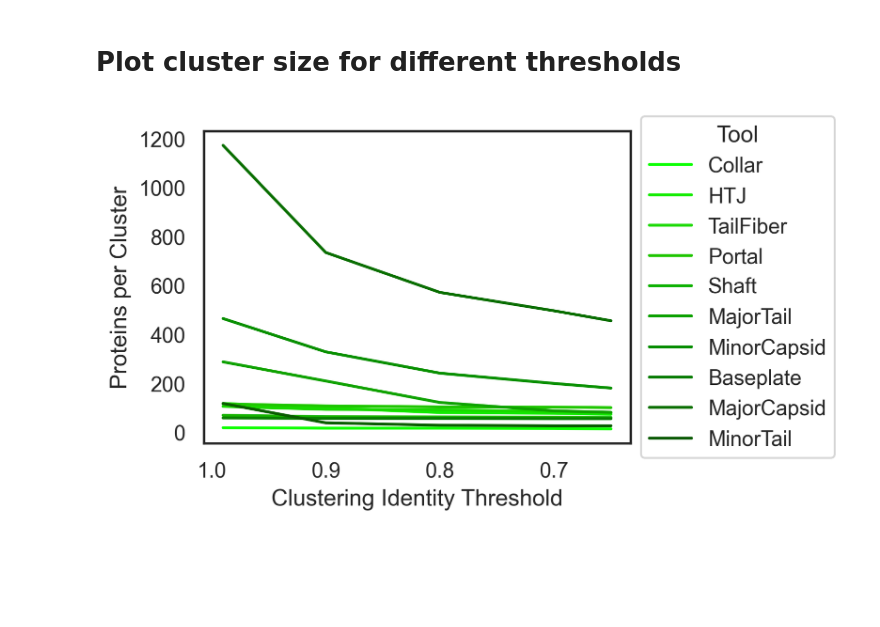
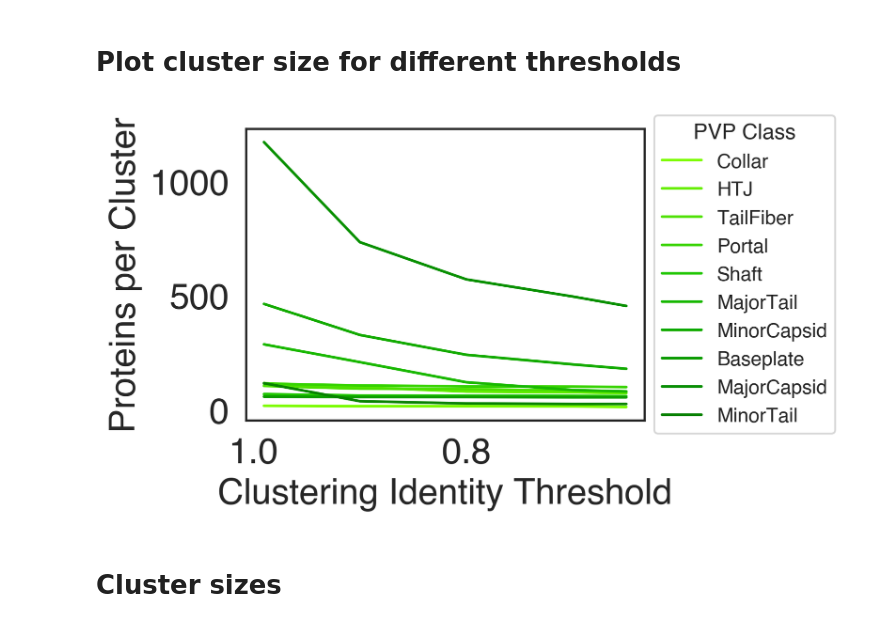
Before and after one commit to Dreycey/PhageScanner, a Jupyter notebook: misc/plot_results.ipynb, the cells around one changed output. Saved outputs shown, nothing was run; the diff lists cells and outputs as text; code cells hidden in the pictures; blank space fills up the shorter version.

```diff
--- a/misc/plot_results.ipynb
+++ b/misc/plot_results.ipynb
@@ -29,12 +29,18 @@ class FilePaths(str, Enum):
 
     # multiclass classification results
     multiclass_result_path = Path("../results/multiclass_model_results.csv")
-    multiclass_classnames_path = Path("../results/multiclass_index2class_name.csv")
+    multiclass_classnames_path = Path("../results/feature_index2class_name.csv")
 
     # clustering results
     clustering_result_path = Path("../results/result_cluster_ouput.csv")
+
+    # genomes analysis
+    genome_analysis_path = Path("../results/genomes_predictions.csv")
 # %% [markdown]
 # Helper methods
 # %%
 # remove gridmarks
 sns.set(style="white", palette="pastel", rc={"figure.dpi":300, 'savefig.dpi':300})
+
+# change fonts to helvetica
+plt.rcParams['font.sans-serif'] = 'Helvetica'
@@ -93,5 +47,5 @@ shades_of_green = [
 # %%
-colors = ["#3db042", "#318d35", "#256a28", "#18461a", "#0c230d"]
+
 def expand_colors(colors, num_intermediate):
     def hex_to_rgb(color):
         return tuple(int(color[i:i+2], 16) for i in (1, 3, 5))
@@ -116,6 +70,6 @@ def expand_colors(colors, num_intermediate):
     return expanded_colors
 
 
-colors = ["#0eff00", "#1fc600", "#089000", "#0a5d00", "#063b00"]
-num_intermediate = 2
+colors = ["#7CFC00", "#1fc600", "#089000", "#0a5d00", "#063b00"]
+num_intermediate = 3
 shades_of_green = expand_colors(colors, num_intermediate)
@@ -401,25 +446,30 @@ clustering_results_df = clustering_results_df.sort_values("clustering_threshold"
 # %%
 fig, ax1 = plt.subplots(figsize=(4, 3))
 ax1.grid(False)
 
 # plot
 sns.lineplot(
     data=clustering_results_df,
     x="clustering_threshold", y="cluster_count", hue="class_name",
     markers=True, dashes=False,
     palette= shades_of_green
 )
 
-ax1.set_xlabel('Clustering Identity Threshold')
-ax1.set_ylabel('Proteins per Cluster')
+ax1.set_xlabel('Clustering Identity Threshold', size=20)
+ax1.set_ylabel('Proteins per Cluster', size=20)
+
+ax1.tick_params(axis='y', labelsize=20)
+ax1.tick_params(axis='x', labelsize=20)
+
+legend = ax1.legend(loc='center left', bbox_to_anchor=(1, 0.5))
+legend.set_title("PVP Class")
 
 # Invert x-axis
-ax = plt.gca()
-ax.invert_xaxis()
-
-legend = ax1.legend(loc='center left', bbox_to_anchor=(1, 0.5))
-legend.set_title("Tool")
+ax1 = plt.gca()
+ax1.invert_xaxis()
 
 plt.show()
 # %% [output]
-[figure, old version]
+[figure, new version]
+# %% [markdown]
+# Cluster sizes
```
Also changed, not shown: parts of 29 cells of this notebook, 11 other files.
